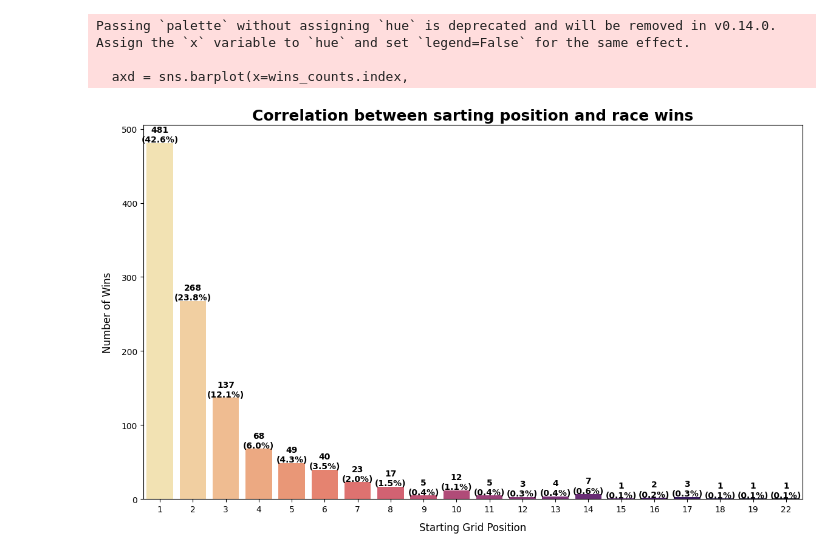
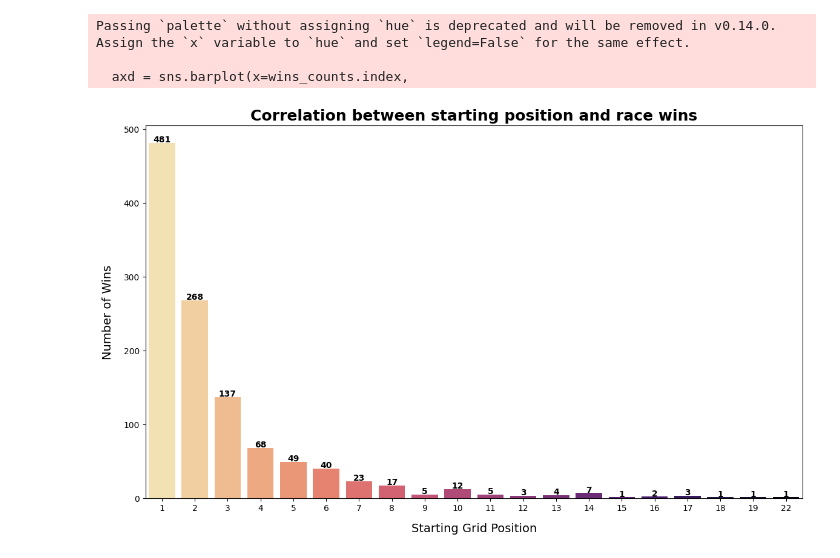
Before and after one commit to tmaksymovych/visualization_portfolio, a Jupyter notebook: main.ipynb, the cells around one changed output. Cells and saved outputs as stored; diff of their text form; code cells hidden in the pictures.

```diff
--- a/main.ipynb
+++ b/main.ipynb
@@ -104,40 +111,42 @@ wins_stats["label"] = wins_stats["count"].astype(str) + " (" + wins_stats["perce
 # %%
 wins_counts = winners["grid"].value_counts().sort_index()
 
 
 plt.figure(figsize=(14, 8))
 axd = sns.barplot(x=wins_counts.index,
                   y=wins_counts.values,
                   palette="magma_r")
 for bar in axd.patches:
     value = bar.get_height()
-    percentage = (value / total_wins) * 100
-    label = f"{int(value)}\n({percentage:.1f}%)"
+    #percentage = (value / total_wins) * 100
+    label = f"{int(value)}"
     axd.text(
         x = bar.get_x() + bar.get_width() / 2,
         y = value + 1,
         s = label,
         ha = 'center',
         weight = 'bold'
     )
-plt.title("Correlation between sarting position and race wins",
+plt.title("Correlation between starting position and race wins",
           fontsize=18,
-          weight='bold',)
+          weight='bold')
 plt.xlabel("Starting Grid Position",
-           fontsize=12,
-           labelpad=10,)
+           fontsize=14,
+           labelpad=12,)
 plt.ylabel("Number of Wins",
-           fontsize=12,
-           labelpad=10)
+           fontsize=14,
+           labelpad=12)
 plt.grid(axis='y',
          alpha=0)
 
+plt.savefig("startPos_vs_wins.png", dpi=300)
+
 plt.show()
 # %% [output]
 Passing `palette` without assigning `hue` is deprecated and will be removed in v0.14.0. Assign the `x` variable to `hue` and set `legend=False` for the same effect.
 
   axd = sns.barplot(x=wins_counts.index,
-[figure, old version]
+[figure, new version]
 # %%
 circuit_stats = races.groupby('circuitId').agg(
     race_count=('raceId', 'count'),
```
Also changed, not shown: parts of 9 cells of this notebook, 11 other files.
